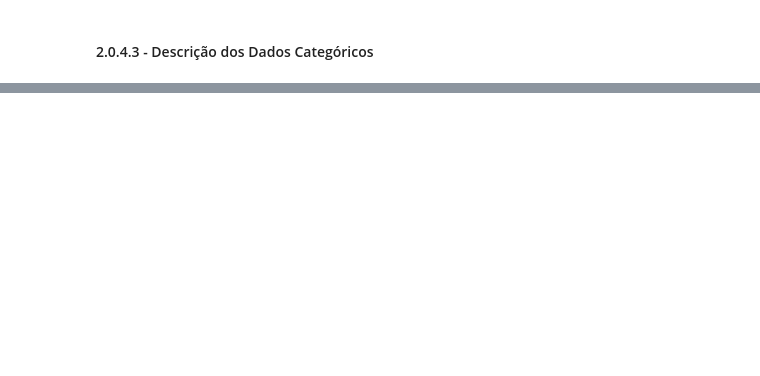
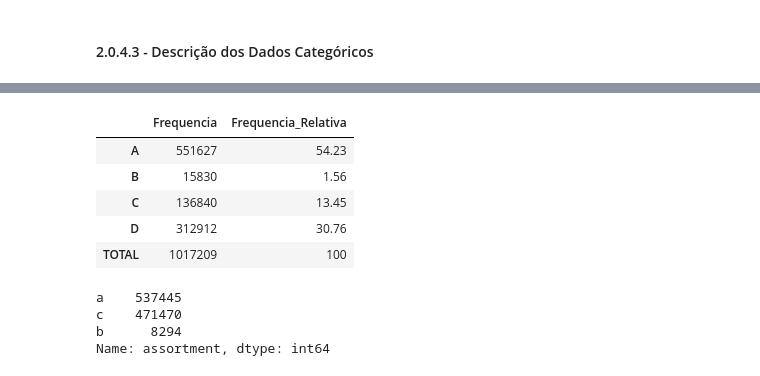
Before and after one commit to RicardoPaganini/Rossmann-Store-Sales, a Jupyter notebook: rossmann-store-sales.ipynb, the cells around one changed output, grey strips where cells are left out. Saved outputs shown, nothing was run; the diff lists cells and outputs as text; code cells hidden in the pictures; blank space fills up the shorter version.

Commit message:
Criação das tabelas de frequencia das variáveis categóricas

```diff
--- a/rossmann-store-sales.ipynb
+++ b/rossmann-store-sales.ipynb
@@ -214,0 +250,25 @@ m
+# %%
+store_type_frequency = cat_attributes.store_type.value_counts()
+# %%
+table_frequency = pd.DataFrame(columns=['Frequencia', 'Frequencia_Relativa'], index=['A', 'B', 'C', 'D', 'TOTAL'])
+# %%
+table_frequency.Frequencia[0] = store_type_frequency[0]
+table_frequency.Frequencia[1] = store_type_frequency[3]
+table_frequency.Frequencia[2] = store_type_frequency[2]
+table_frequency.Frequencia[3] = store_type_frequency[1]
+table_frequency.Frequencia[4] = store_type_frequency.sum()
+
+table_frequency.Frequencia_Relativa[0] = round(store_type_frequency[0] / table_frequency.Frequencia[4] * 100,2)
+table_frequency.Frequencia_Relativa[1] = round(store_type_frequency[3] / table_frequency.Frequencia[4] * 100,2)
+table_frequency.Frequencia_Relativa[2] = round(store_type_frequency[2] / table_frequency.Frequencia[4] * 100,2)
+table_frequency.Frequencia_Relativa[3] = round(store_type_frequency[1] / table_frequency.Frequencia[4] * 100,2)
+table_frequency.Frequencia_Relativa[4] = table_frequency.Frequencia_Relativa.sum()
+
+table_frequency
+# %% [output]
+|  | Frequencia | Frequencia_Relativa |
+| A | 551627 | 54.23 |
+| B | 15830 | 1.56 |
+| C | 136840 | 13.45 |
+| D | 312912 | 30.76 |
+| TOTAL | 1017209 | 100 |
@@ -214,0 +279,7 @@ m
+# %%
+assortment_frequency
+# %% [output]
+a    537445
+c    471470
+b      8294
+Name: assortment, dtype: int64
```
Also changed, not shown: parts of 14 cells of this notebook.
